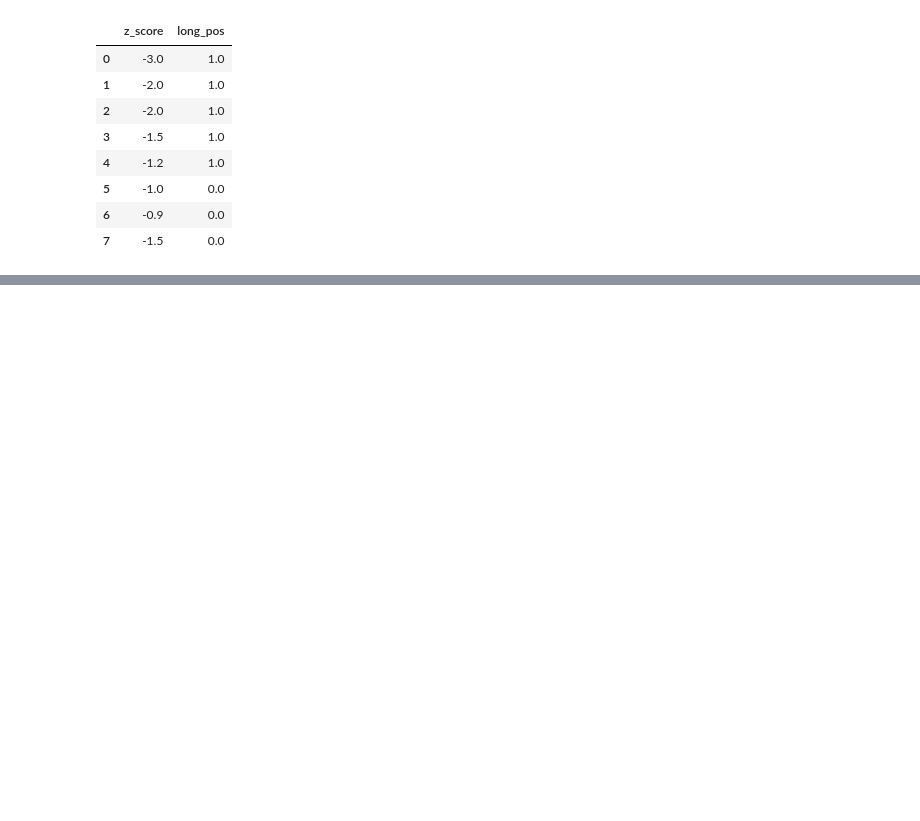
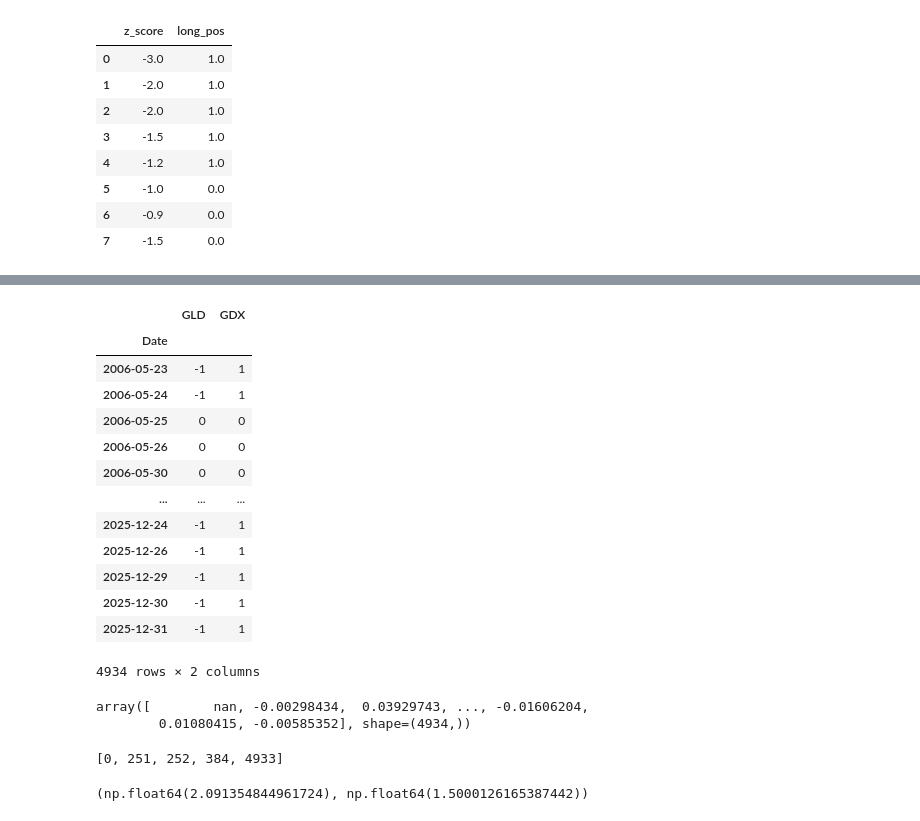
Before and after one commit to dhu23/alchemy, a Jupyter notebook: research/gdx_gdl.ipynb, the cells around one changed output, grey strips where cells are left out. Drawn from its saved outputs; the diff is of its cells as text; code cells hidden in the pictures; blank space fills up the shorter version.

```diff
--- a/research/gdx_gdl.ipynb
+++ b/research/gdx_gdl.ipynb
@@ -268,0 +309,17 @@ df # first -1.5 long, second -1.5 no position
+# %%
+positions
+# %% [output]
+|  | GLD | GDX |
+| Date |  |  |
+| 2006-05-23 | -1 | 1 |
+| 2006-05-24 | -1 | 1 |
+| 2006-05-25 | 0 | 0 |
+| 2006-05-26 | 0 | 0 |
+| 2006-05-30 | 0 | 0 |
+| ... | ... | ... |
+| 2025-12-24 | -1 | 1 |
+| 2025-12-26 | -1 | 1 |
+| 2025-12-29 | -1 | 1 |
+| 2025-12-30 | -1 | 1 |
+| 2025-12-31 | -1 | 1 |
+4934 rows × 2 columns
@@ -268,0 +328,9 @@ df # first -1.5 long, second -1.5 no position
+# %%
+pnl = (np.array(positions.shift()) * np.array(daily_ret)).sum(axis=1) # sum along columns, to aggregate over GLD and GDX
+# %% [output]
+array([        nan, -0.00298434,  0.03929743, ..., -0.01606204,
+        0.01080415, -0.00585352], shape=(4934,))
+# %%
+[trade.index.get_loc(d) for d in (train_start, train_end, test_start, divide_date, test_end)]
+# %% [output]
+[0, 251, 252, 384, 4933]
@@ -268,0 +344,4 @@ df # first -1.5 long, second -1.5 no position
+# %%
+sharpe_train, sharpe_test
+# %% [output]
+(np.float64(2.091354844961724), np.float64(1.5000126165387442))
```
Also changed, not shown: parts of 5 cells of this notebook.
